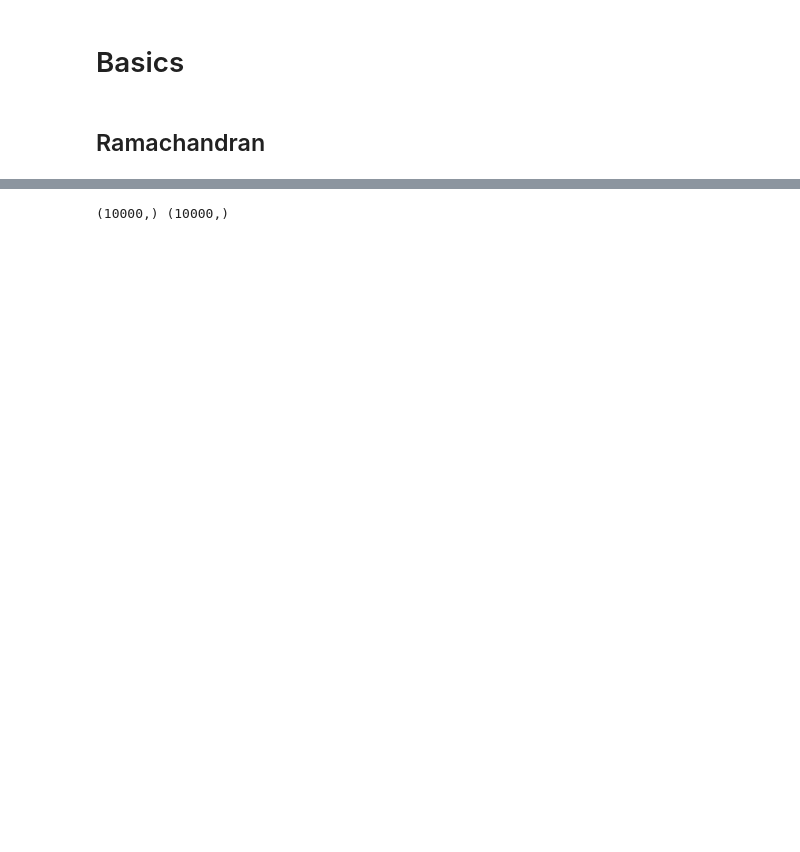
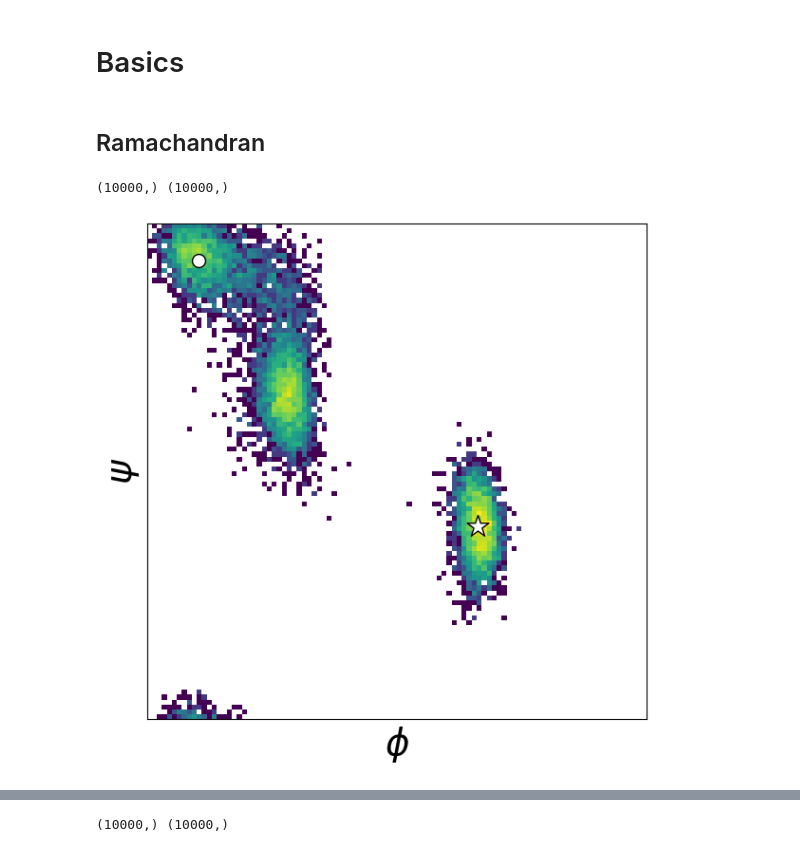
Before and after one commit to seonghyun26/simulation, a Jupyter notebook: notebook/visual-dataset.ipynb, the cells around one changed output, grey strips where cells are left out. Saved outputs shown, nothing was run; the diff lists cells and outputs as text; code cells hidden in the pictures; blank space fills up the shorter version.

```diff
--- a/notebook/visual-dataset.ipynb
+++ b/notebook/visual-dataset.ipynb
@@ -13,10 +13,14 @@ import nglview as nv
 import mdtraj as md
 
 
+FONTSIZE = 28
+FONTSIZE_SMALL = 20
+COLORMAP="viridis"
+
+
 molecule = "alanine"
 temperature = "300.0"
-# version = "timelag-10n-v1"
-version = "tbg-10n-lag30"
+version = "10nano-v2"
 dataset_dir = f"../dataset/{molecule}/{temperature}/{version}"
 print(dataset_dir)
 
@@ -51,4 +55,51 @@ def compute_dihedral(positions):
 # %% [markdown]
 # Basics
+# %%
+c5_info = torch.load(f"../data/{molecule}/c5.pt")
+c5_phi, c5_psi = c5_info['phi'], c5_info['psi']
+print(c5_phi, c5_psi)
+c7ax_info = torch.load(f"../data/{molecule}/c7ax.pt")
+c7ax_phi, c7ax_psi = c7ax_info['phi'], c7ax_info['psi']
+print(c7ax_phi, c7ax_psi)
 # %% [markdown]
 ## Ramachandran
+# %%
+# Load data
+phi = np.load(f"{dataset_dir}/current-phi.npy")
+psi = np.load(f"{dataset_dir}/current-psi.npy")
+print(phi.shape, psi.shape)
+
+fig, ax = plt.subplots(figsize=(6, 6))
+plot_range = [-np.pi, np.pi]
+h, x_bins, y_bins, im = ax.hist2d(
+    phi, psi, 100,
+    norm=LogNorm(),
+    range=[plot_range,plot_range],
+    rasterized=True
+)
+ax.scatter(c5_phi, c5_psi, edgecolors="black", c="w", zorder=101, s=100)
+ax.scatter(c7ax_phi, c7ax_psi, edgecolors="black", c="w", zorder=101, s=300, marker="*")
+
+ax.margins(0)
+ax.tick_params(
+	left = False,
+	right = False ,
+	labelleft = True ,
+	labelbottom = True,
+	bottom = False
+)
+ax.set_xlabel(r"$\phi$", fontsize=FONTSIZE)
+ax.set_ylabel(r"$\psi$", fontsize=FONTSIZE)
+ax.set_xticks([])
+ax.set_yticks([])
+# ax.set_xticks([-np.pi, -np.pi/2, 0, np.pi/2, np.pi])
+# ax.set_yticks([-np.pi, -np.pi/2, 0, np.pi/2, np.pi])
+# ax.set_xticklabels([r"$\pi$", r"$\pi/2$", 0, r"$-\pi/2$", r"$-\pi$"], fontsize=FONTSIZE_SMALL)
+# ax.set_yticklabels([r"$\pi$", r"$\pi/2$", 0, r"$-\pi/2$", r"$-\pi$"], fontsize=FONTSIZE_SMALL)
+
+fig.tight_layout()
+fig.savefig(f"{dataset_dir}/current-ramachandran.pdf", dpi=300)
+fig.savefig("./10nano.pdf", dpi=300)
+# %% [output]
+(10000,) (10000,)
+[figure, added]
```
Also changed, not shown: parts of 56 cells of this notebook, 17 other files.
